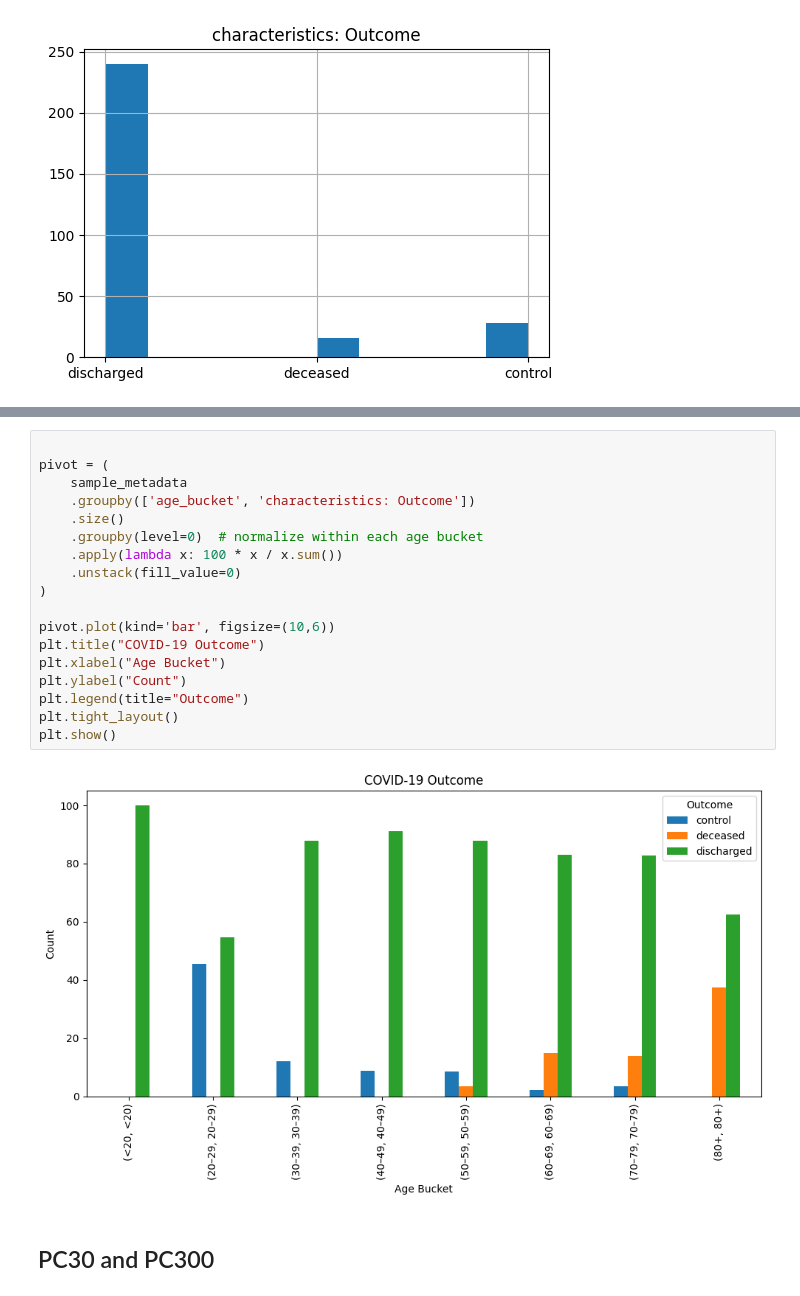
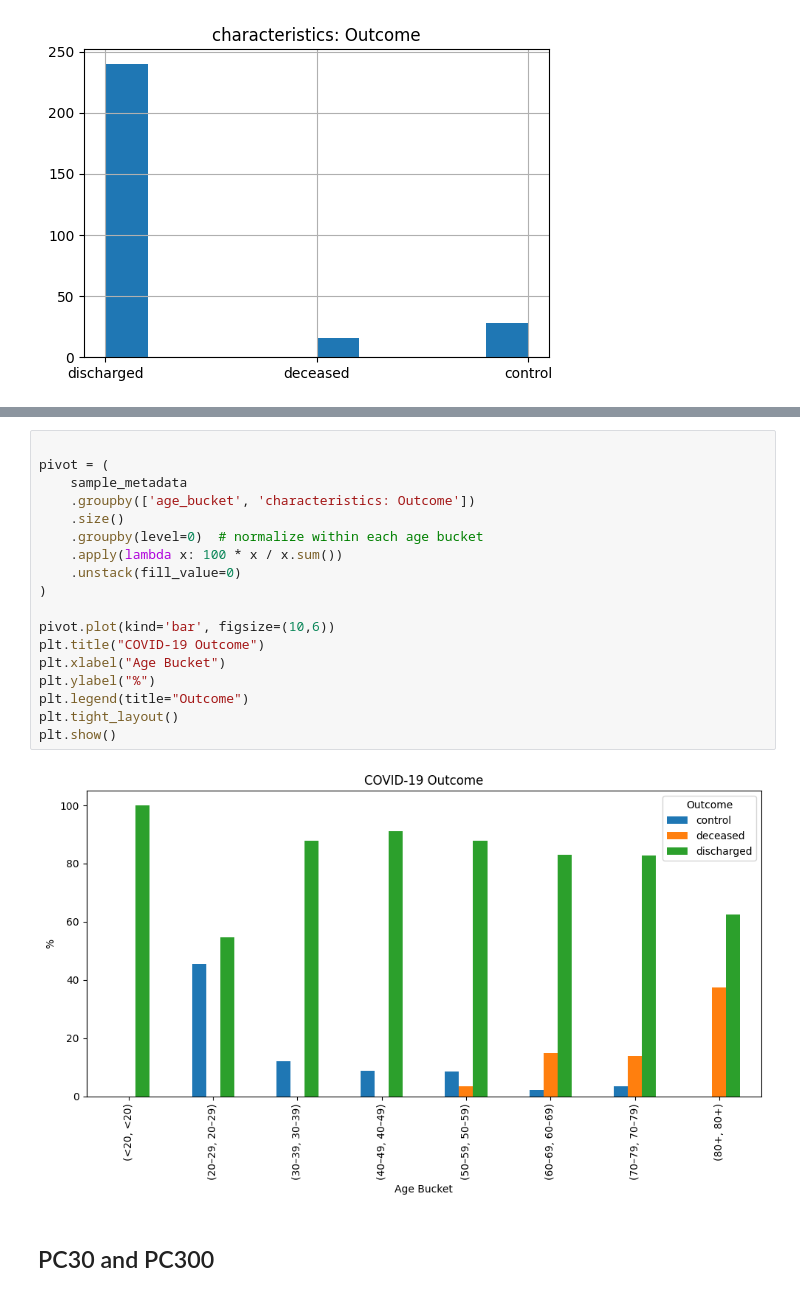
Before and after one commit to mariafernandasf/ml4fg-final-project, a Jupyter notebook: [ms7073]_ML4F4_Interim_Report.ipynb, the cells around one changed output, grey strips where cells are left out. Drawn from its saved outputs; the diff is of its cells as text.

```diff
--- a/[ms7073]_ML4F4_Interim_Report.ipynb
+++ b/[ms7073]_ML4F4_Interim_Report.ipynb
@@ -225,23 +225,23 @@ plt.show()
 # %%
 
 pivot = (
     sample_metadata
     .groupby(['age_bucket', 'characteristics: Outcome'])
     .size()
     .groupby(level=0)  # normalize within each age bucket
     .apply(lambda x: 100 * x / x.sum())
     .unstack(fill_value=0)
 )
 
 pivot.plot(kind='bar', figsize=(10,6))
 plt.title("COVID-19 Outcome")
 plt.xlabel("Age Bucket")
-plt.ylabel("Count")
+plt.ylabel("%")
 plt.legend(title="Outcome")
 plt.tight_layout()
 plt.show()
 # %% [output]
-[figure, old version]
+[figure, new version]
 # %% [markdown]
 ## PC30 and PC300
 # %%
```
Also changed, not shown: parts of 5 cells of this notebook.
